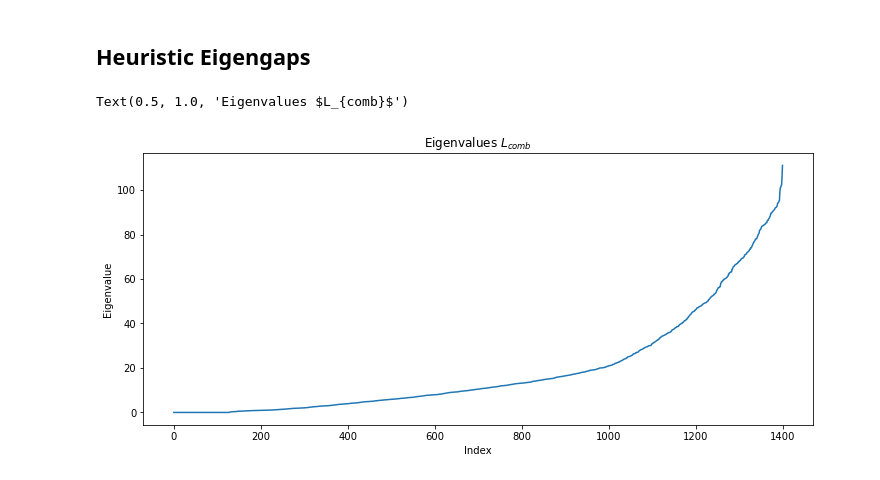
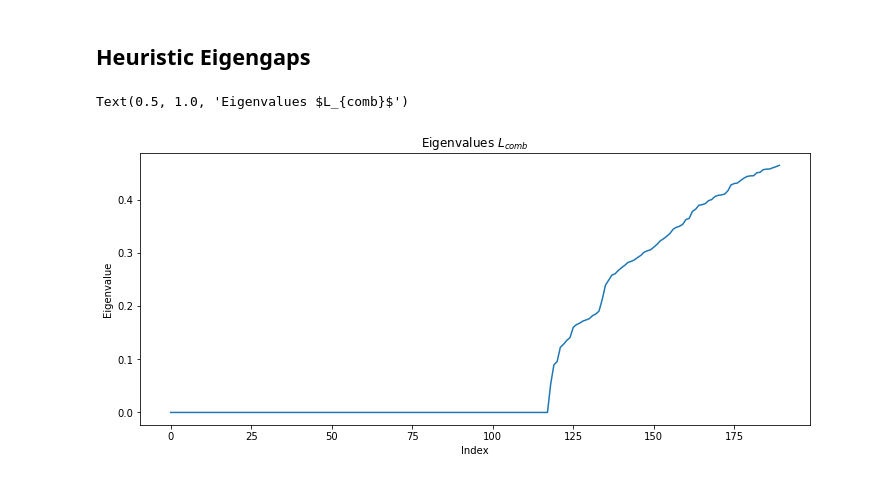
Before and after one commit to aaag97/ntds-projects, a Jupyter notebook: Project/wikipedia.ipynb, the cells around one changed output. Cells and saved outputs as stored; diff of their text form; code cells hidden in the pictures.

```diff
--- a/Project/wikipedia.ipynb
+++ b/Project/wikipedia.ipynb
@@ -544,6 +544,6 @@ plt.show()
 # %%
 from sklearn.neighbors import NearestNeighbors
-neigh = NearestNeighbors(n_neighbors=6)
+neigh = NearestNeighbors(n_neighbors=10)
 neigh.fit(distances)
 A = neigh.kneighbors_graph(distances)
 knn = A.toarray()
@@ -958,14 +1010,15 @@ TypeError: 'MatrixUtils' object is not callable
 # %% [markdown]
 ## Heuristic Eigengaps
 # %%
-laplacian = matrixu.compute_laplacian(adjacency_matrix, normalize = False)
+adjacency = matrixu.epsilon_similarity_graph(adjacency_matrix, sigma= 5*np.mean(distances), epsilon=0.90)
+laplacian = matrixu.compute_laplacian(adjacency, normalize = False)
 eigenvalues, eigenvectors = matrixu.spectral_decomposition(laplacian)
 # %%
 plt.figure(figsize=(12,5))
-plt.plot(eigenvalues)
+plt.plot(eigenvalues[10:200])
 plt.xlabel('Index')
 plt.ylabel('Eigenvalue')
 plt.title('Eigenvalues $L_{comb}$')
 # %% [output]
 Text(0.5, 1.0, 'Eigenvalues $L_{comb}$')
-[figure, old version]
+[figure, new version]
```
Also changed, not shown: parts of 11 cells of this notebook.
